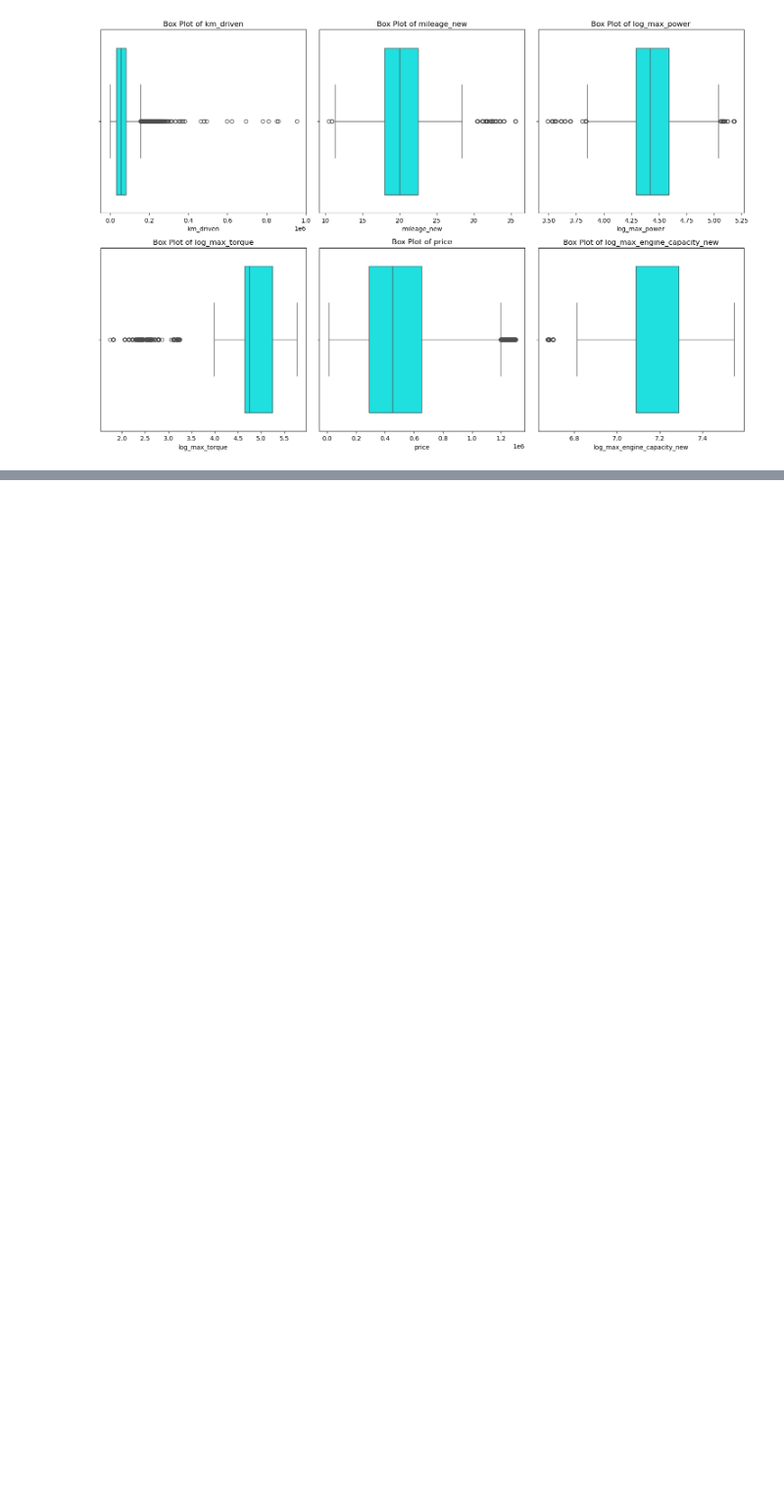
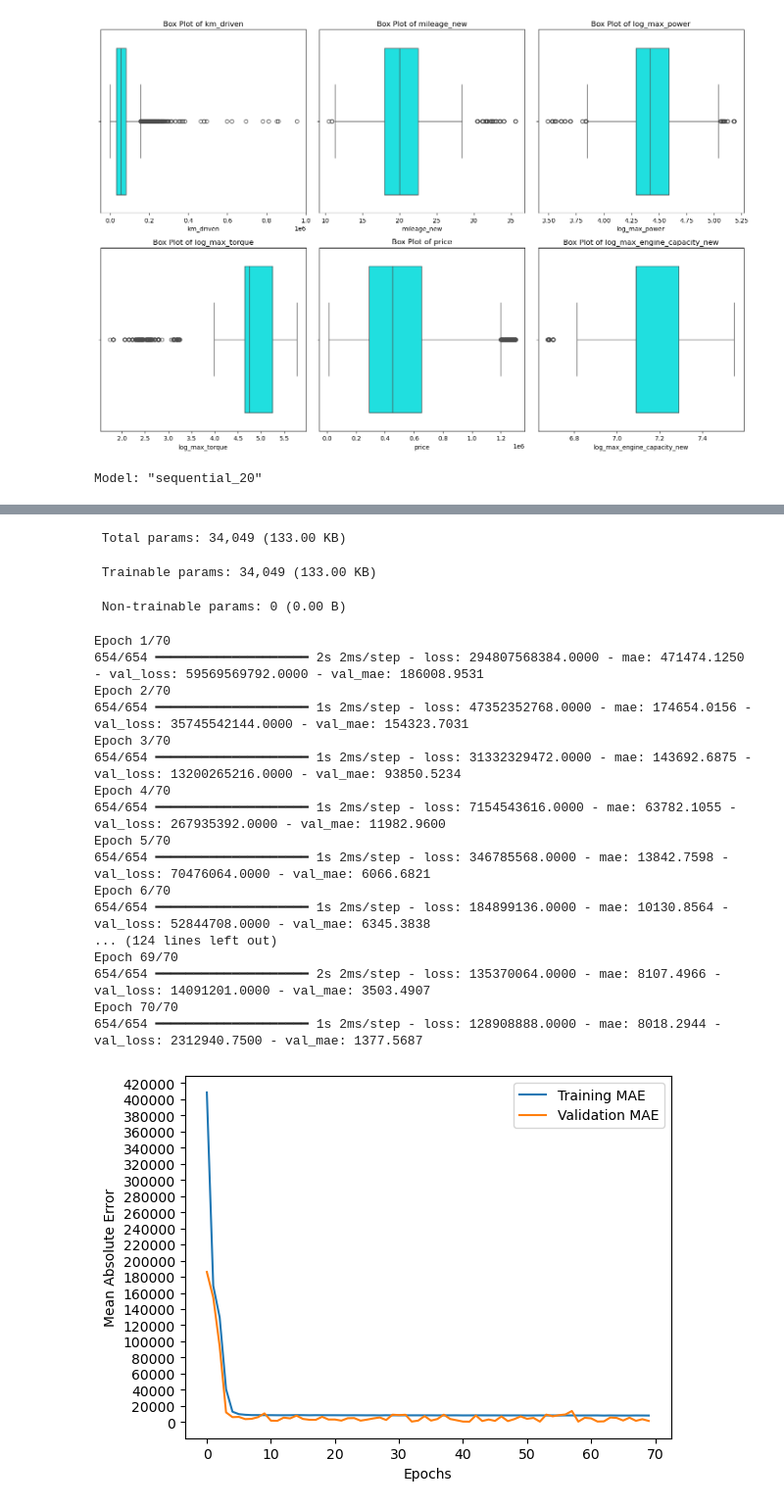
Before and after one commit to kaz4n/DataAi, a Jupyter notebook: deepSeekSolution2.ipynb, the cells around one changed output, grey strips where cells are left out. Shown at 98% size. Saved outputs shown, nothing was run; the diff lists cells and outputs as text; code cells hidden in the pictures; blank space fills up the shorter version.

```diff
--- a/deepSeekSolution2.ipynb
+++ b/deepSeekSolution2.ipynb
@@ -232,0 +213,31 @@ plt.show()
+# %%
+from tensorflow.keras.models import Sequential
+from tensorflow.keras.layers import Dense, Dropout
+
+model10 = Sequential([
+    Dense(128, activation="relu", input_shape=(X_train.shape[1],)),
+    Dropout(0.01),
+    Dense(128, activation="relu"),
+    Dropout(0.01),
+    Dense(128, activation="relu"),
+    Dropout(0.01),
+    Dense(1)
+])
+model10.summary()
+model10.compile(optimizer="rmsprop", loss="mse", metrics=["mae"])
+history = model10.fit(X_train, y_train, epochs=70,validation_data=(X_val, y_val))
+
+import matplotlib.pyplot as plt
+
+plt.plot(history.history['mae'], label='Training MAE')
+plt.plot(history.history['val_mae'], label='Validation MAE')
+plt.xlabel('Epochs')
+plt.ylabel('Mean Absolute Error')
+plt.legend()
+
+# Add more y-axis ticks for detail
+plt.locator_params(axis='y', nbins=30)  # Increase nbins for more ticks
+
+plt.show()
+# %% [output]
+Model: "sequential_20"
@@ -232,0 +261,21 @@ plt.show()
+ Total params: 34,049 (133.00 KB)
+ Trainable params: 34,049 (133.00 KB)
+ Non-trainable params: 0 (0.00 B)
+Epoch 1/70
+654/654 ━━━━━━━━━━━━━━━━━━━━ 2s 2ms/step - loss: 294807568384.0000 - mae: 471474.1250 - val_loss: 59569569792.0000 - val_mae: 186008.9531
+Epoch 2/70
+654/654 ━━━━━━━━━━━━━━━━━━━━ 1s 2ms/step - loss: 47352352768.0000 - mae: 174654.0156 - val_loss: 35745542144.0000 - val_mae: 154323.7031
+Epoch 3/70
+654/654 ━━━━━━━━━━━━━━━━━━━━ 1s 2ms/step - loss: 31332329472.0000 - mae: 143692.6875 - val_loss: 13200265216.0000 - val_mae: 93850.5234
+Epoch 4/70
+654/654 ━━━━━━━━━━━━━━━━━━━━ 1s 2ms/step - loss: 7154543616.0000 - mae: 63782.1055 - val_loss: 267935392.0000 - val_mae: 11982.9600
+Epoch 5/70
+654/654 ━━━━━━━━━━━━━━━━━━━━ 1s 2ms/step - loss: 346785568.0000 - mae: 13842.7598 - val_loss: 70476064.0000 - val_mae: 6066.6821
+Epoch 6/70
+654/654 ━━━━━━━━━━━━━━━━━━━━ 1s 2ms/step - loss: 184899136.0000 - mae: 10130.8564 - val_loss: 52844708.0000 - val_mae: 6345.3838
+... (124 lines left out)
+Epoch 69/70
+654/654 ━━━━━━━━━━━━━━━━━━━━ 2s 2ms/step - loss: 135370064.0000 - mae: 8107.4966 - val_loss: 14091201.0000 - val_mae: 3503.4907
+Epoch 70/70
+654/654 ━━━━━━━━━━━━━━━━━━━━ 1s 2ms/step - loss: 128908888.0000 - mae: 8018.2944 - val_loss: 2312940.7500 - val_mae: 1377.5687
+[figure, added]
```
Also changed, not shown: parts of 28 cells of this notebook.
